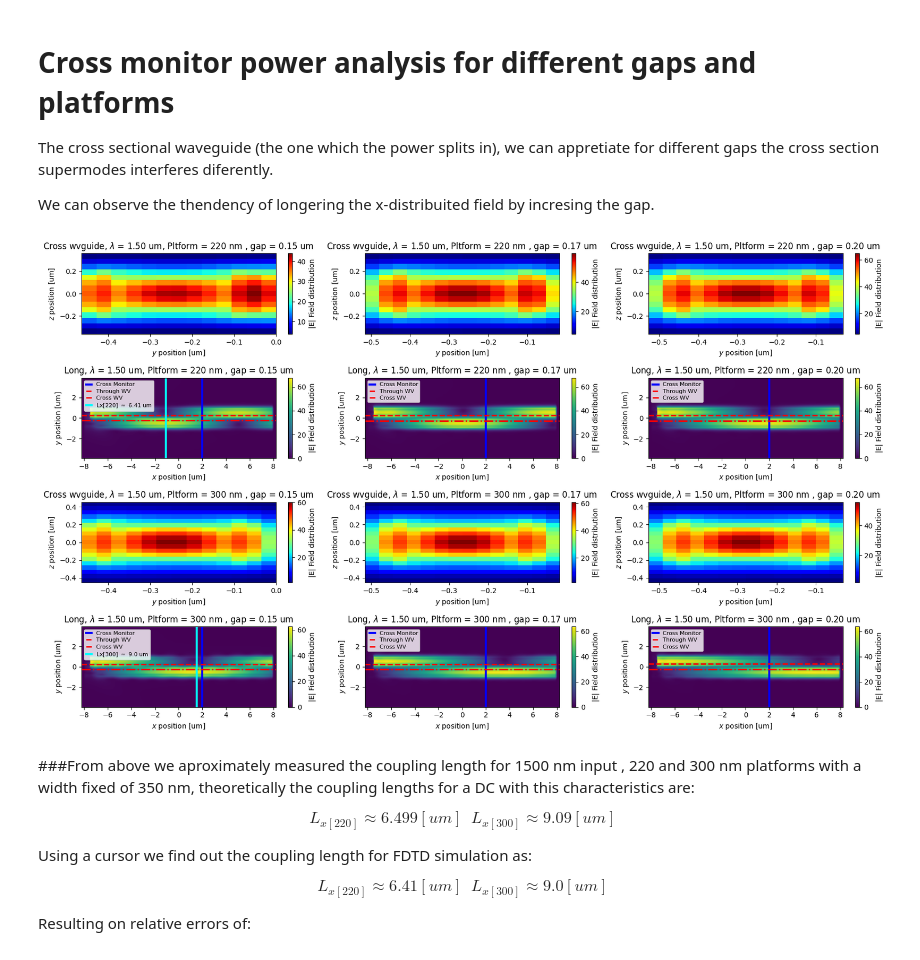
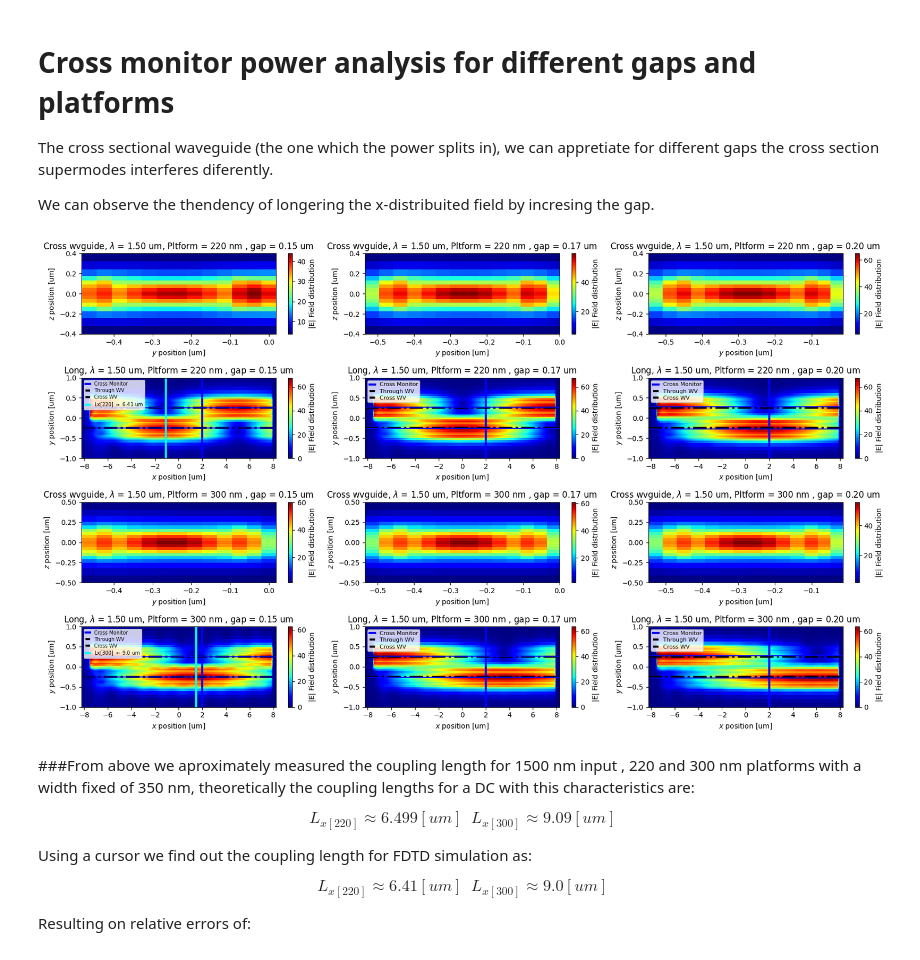
Before and after one commit to Juanes2001/GDS_py_TDY_venv, a Jupyter notebook: notebooks/HOM2_point2.ipynb, the cells around one changed output. Saved outputs shown, nothing was run; the diff lists cells and outputs as text; code cells hidden in the pictures.

```diff
--- a/notebooks/HOM2_point2.ipynb
+++ b/notebooks/HOM2_point2.ipynb
@@ -254,53 +254,57 @@ for thick_idx in range(2):
         y_X = Ex_X.coords['z'].values
 
 
-        im = axes1[2*thick_idx][gap_idx].imshow(
-                E_X.T,                     # transpose if needed
-                extent=[x_X.min(), x_X.max(),
-                        y_X.min(), y_X.max()],
-                origin='lower',
-                aspect='auto',
-                cmap='jet',
+        im = axes1[2*thick_idx][gap_idx].pcolormesh(
+            x_X,
+            y_X,
+            E_X.T,
+            # shading='auto',
+            cmap='jet'
         )
+
 
         axes1[2*thick_idx][gap_idx].set_title(fr"Cross wvguide, $\lambda$ = {td.C_0/sweep_freq[wv_fix]:.2f} um, Pltform = {[220,300][thick_idx]} nm , gap = {sweep_gap[gap_idx]:.2f} um ")
         axes1[2*thick_idx][gap_idx].set_xlabel(r"$y$ position [um]")
         axes1[2*thick_idx][gap_idx].set_ylabel(r"$z$ position [um]")
         plt.colorbar(im, ax=axes1[2*thick_idx][gap_idx]).set_label("|E| Field distribution")
 
         Ex_L = Longitudinal[thick_idx][gap_idx].Ex.abs.isel(f = wv_fix).squeeze()
         Ey_L = Longitudinal[thick_idx][gap_idx].Ey.abs.isel(f = wv_fix).squeeze()
         Ez_L = Longitudinal[thick_idx][gap_idx].Ez.abs.isel(f = wv_fix).squeeze()
         E_L = np.sqrt(np.abs(Ex_L)**2 + np.abs(Ey_L)**2 + np.abs(Ez_L)**2)
 
         x_L = Ex_L.coords['x'].values
         y_L = Ex_L.coords['y'].values
 
-        im = axes1[2*thick_idx+1][gap_idx].imshow(
-                E_L.T,                     # transpose if needed
-                extent=[x_L.min(), x_L.max(),
-                        y_L.min(), y_L.max()],
-                origin='lower',
-                aspect='auto'
+
+        im = axes1[2*thick_idx+1][gap_idx].pcolormesh(
+            x_L,
+            y_L,
+            E_L.T,
+            shading='auto',
+            cmap='jet'
         )
         axes1[2*thick_idx+1][gap_idx].plot(np.ones(len(y_L))*2,y_L, lw = 3 ,color = "blue", label = "Cross Monitor")
-        axes1[2*thick_idx+1][gap_idx].plot(x_L,np.ones(len(x_L))*(width/2+sweep_gap[gap_idx]/2), color="red", linestyle= '--', lw = 2 , label = "Through WV")
-        axes1[2*thick_idx+1][gap_idx].plot(x_L,-np.ones(len(x_L))*(width/2+sweep_gap[gap_idx]/2), color="red", linestyle= '-.', lw = 2 , label = "Cross WV")
+        axes1[2*thick_idx+1][gap_idx].plot(x_L,np.ones(len(x_L))*(width/2+sweep_gap[0]/2), color="black", linestyle= '-.', lw = 3 , label = "Through WV")
+        axes1[2*thick_idx+1][gap_idx].plot(x_L,-np.ones(len(x_L))*(width/2+sweep_gap[0]/2), color="black", linestyle= '-.', lw = 3 , label = "Cross WV")
+        axes1[2*thick_idx+1][gap_idx].plot(x_L,np.ones(len(x_L))*(width/2+sweep_gap[gap_idx]/2), lw = 1.5 ,color = "blue",linestyle = "-" )
+        axes1[2*thick_idx+1][gap_idx].plot(x_L,-np.ones(len(x_L))*(width/2+sweep_gap[gap_idx]/2), lw = 1.5 ,color = "blue",linestyle = "-" )
+        axes1[2*thick_idx+1][gap_idx].set_ylim([-1,1])
 
 
         axes1[2*thick_idx+1][gap_idx].legend(loc = "upper left",fontsize=8,handlelength=1,borderpad=0.3,labelspacing=0.3)
         axes1[2*thick_idx+1][gap_idx].set_title(fr"Long, $\lambda$ = {td.C_0/sweep_freq[wv_fix]:.2f} um, Pltform = {[220,300][thick_idx]} nm , gap = {sweep_gap[gap_idx]:.2f} um")
         axes1[2*thick_idx+1][gap_idx].set_xlabel(r"$x$ position [um]")
         axes1[2*thick_idx+1][gap_idx].set_ylabel(r"$y$ position [um]")
         plt.colorbar(im, ax=axes1[2*thick_idx+1][gap_idx]).set_label("|E| Field distribution")
 
 axes1[1][0].plot(np.ones(len(len_y))*(-1.09),len_y, lw = 3 ,color = "cyan", label = fr"Lx[220] $\approx$ {6.41} um")
 axes1[3][0].plot(np.ones(len(len_y))*(1.5),len_y, lw = 3 ,color = "cyan", label = fr"Lx[300] $\approx$ {9.0} um")
-axes1[1][0].legend(loc = "upper left",fontsize=8,handlelength=1,borderpad=0.3,labelspacing=0.3)
-axes1[3][0].legend(loc = "upper left",fontsize=8,handlelength=1,borderpad=0.3,labelspacing=0.3)
+axes1[1][0].legend(loc = "upper left",fontsize=7,handlelength=1,borderpad=0.3,labelspacing=0.3)
+axes1[3][0].legend(loc = "upper left",fontsize=7,handlelength=1,borderpad=0.3,labelspacing=0.3)
 plt.tight_layout()
 # %% [output]
-[figure, old version]
+[figure, new version]
 # %% [markdown]
 ###From above we aproximately measured the coupling length for 1500 nm input , 220 and 300 nm platforms with a width fixed of 350 nm, theoretically the coupling lengths for a DC with this characteristics are:
 
```
Also changed, not shown: parts of 4 cells of this notebook, 1 other file.
